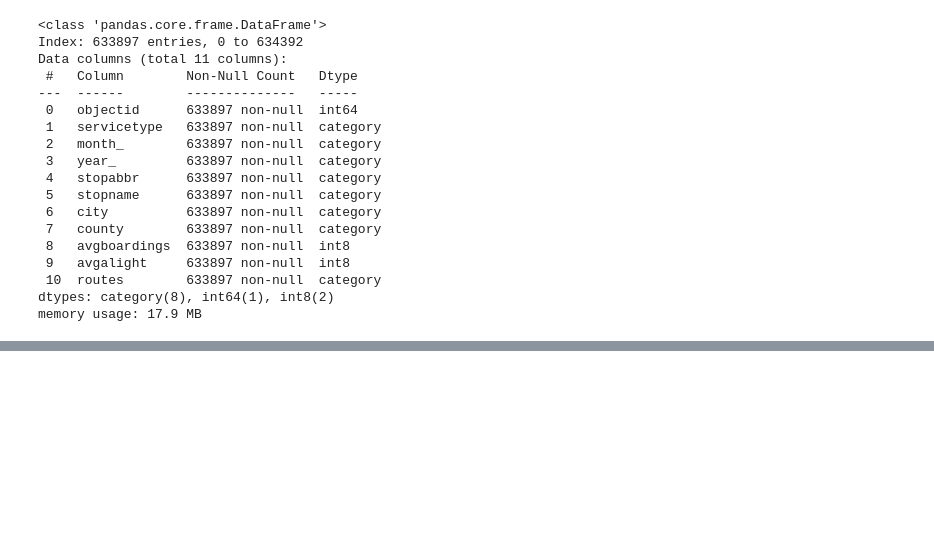
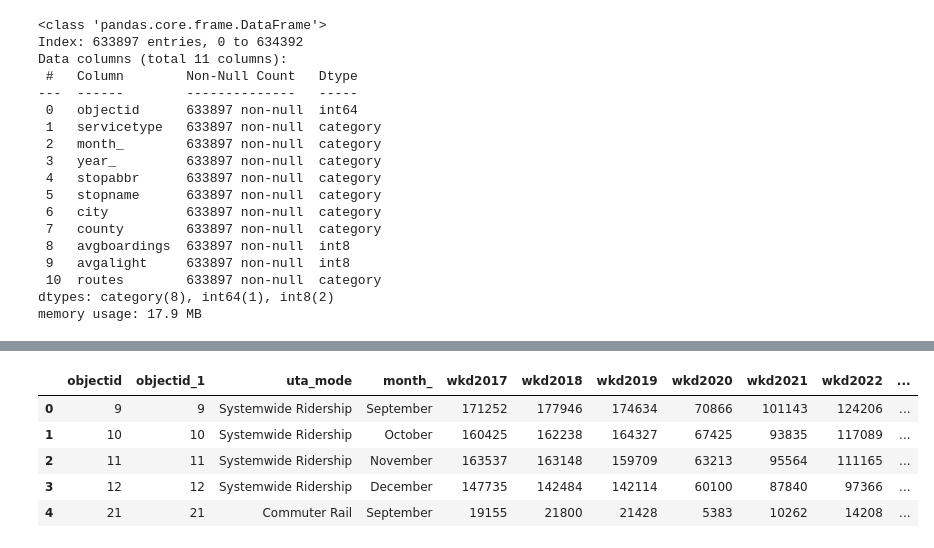
Before and after one commit to vanslykeaudio/Portfolio, a Jupyter notebook: UTA_Projects/Project_1/Project1_DataCleaning.ipynb, the cells around one changed output, grey strips where cells are left out. Saved outputs shown, nothing was run; the diff lists cells and outputs as text; code cells hidden in the pictures; blank space fills up the shorter version.

```diff
--- a/UTA_Projects/Project_1/Project1_DataCleaning.ipynb
+++ b/UTA_Projects/Project_1/Project1_DataCleaning.ipynb
@@ -330,0 +345,9 @@ memory usage: 17.9 MB
+# %%
+UTA_Mode_Level_Boardings_Map.head()
+# %% [output]
+|  | objectid | objectid_1 | uta_mode | month_ | wkd2017 | wkd2018 | wkd2019 | wkd2020 | wkd2021 | wkd2022 | ... |
+| 0 | 9 | 9 | Systemwide Ridership | September | 171252 | 177946 | 174634 | 70866 | 101143 | 124206 | ... |
+| 1 | 10 | 10 | Systemwide Ridership | October | 160425 | 162238 | 164327 | 67425 | 93835 | 117089 | ... |
+| 2 | 11 | 11 | Systemwide Ridership | November | 163537 | 163148 | 159709 | 63213 | 95564 | 111165 | ... |
+| 3 | 12 | 12 | Systemwide Ridership | December | 147735 | 142484 | 142114 | 60100 | 87840 | 97366 | ... |
+| 4 | 21 | 21 | Commuter Rail | September | 19155 | 21800 | 21428 | 5383 | 10262 | 14208 | ... |
```
Also changed, not shown: parts of 7 cells of this notebook, 1 other file.
